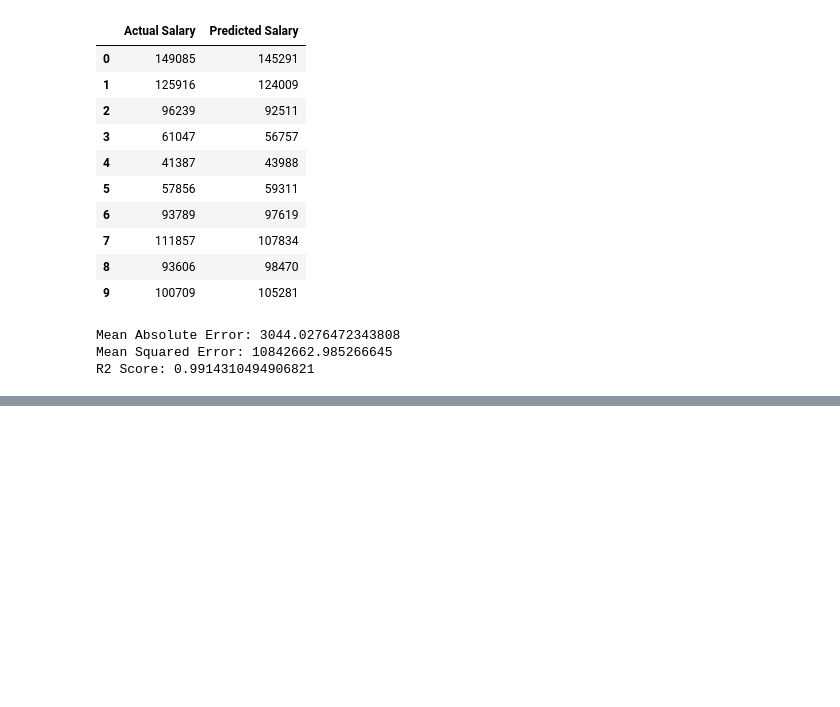
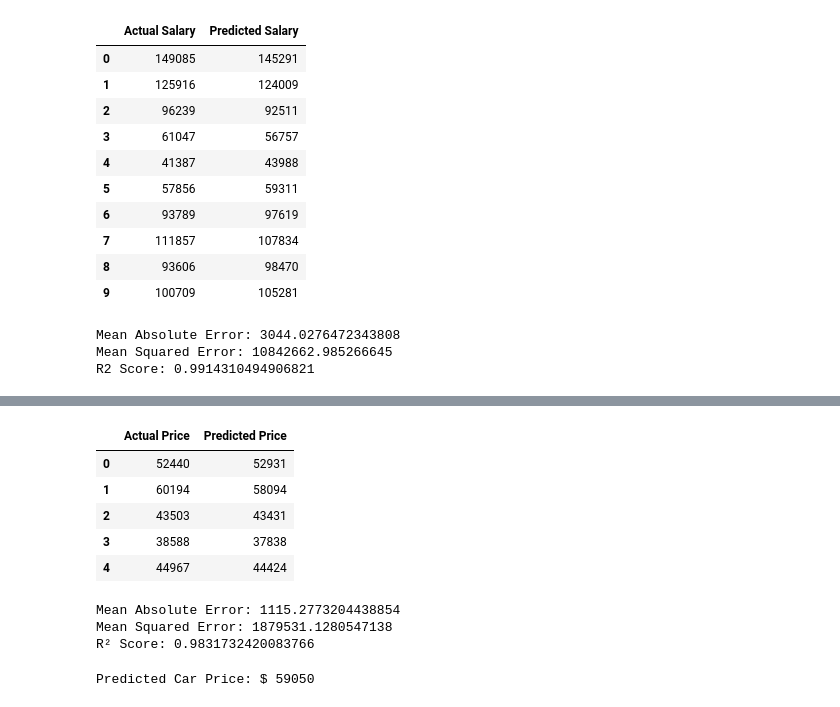
Before and after one commit to himanshusar123/-Machine-Learning-Quiz-Classification-or-Regression-, a Jupyter notebook: Day_6__Uss.ipynb, the cells around one changed output, grey strips where cells are left out. Saved outputs shown, nothing was run; the diff lists cells and outputs as text; code cells hidden in the pictures; blank space fills up the shorter version.

```diff
--- a/Day_6__Uss.ipynb
+++ b/Day_6__Uss.ipynb
@@ -106,0 +181,9 @@ R2 Score: 0.9914310494906821
+# %%
+X_train, X_test, y_train, y_test = train_test_split(
+    X,
+    y,
+    test_size=0.20,
+    random_state=42
+)
+# %%
+model = LinearRegression()
@@ -106,0 +194,41 @@ R2 Score: 0.9914310494906821
+# %%
+y_pred = model.predict(X_test)
+# %%
+comparison = pd.DataFrame({
+    "Actual Price": y_test.values,
+    "Predicted Price": y_pred.astype(int)
+})
+
+comparison.head(5)
+# %% [output]
+|  | Actual Price | Predicted Price |
+| 0 | 52440 | 52931 |
+| 1 | 60194 | 58094 |
+| 2 | 43503 | 43431 |
+| 3 | 38588 | 37838 |
+| 4 | 44967 | 44424 |
+# %%
+print("Mean Absolute Error:", mean_absolute_error(y_test, y_pred))
+
+print("Mean Squared Error:", mean_squared_error(y_test, y_pred))
+
+print("R² Score:", r2_score(y_test, y_pred))
+# %% [output]
+Mean Absolute Error: 1115.2773204438854
+Mean Squared Error: 1879531.1280547138
+R² Score: 0.9831732420083766
+# %%
+new_car = pd.DataFrame({
+    "Year":[2022],
+    "Mileage":[25000],
+    "Engine_Size":[2.0],
+    "Fuel_Type_Electric":[0],
+    "Fuel_Type_Petrol":[1],
+    "Transmission_Manual":[0]   # Automatic
+})
+
+predicted_price = model.predict(new_car)
+
+print("Predicted Car Price: $", int(predicted_price[0]))
+# %% [output]
+Predicted Car Price: $ 59050
```
Also changed, not shown: parts of 6 cells of this notebook.
